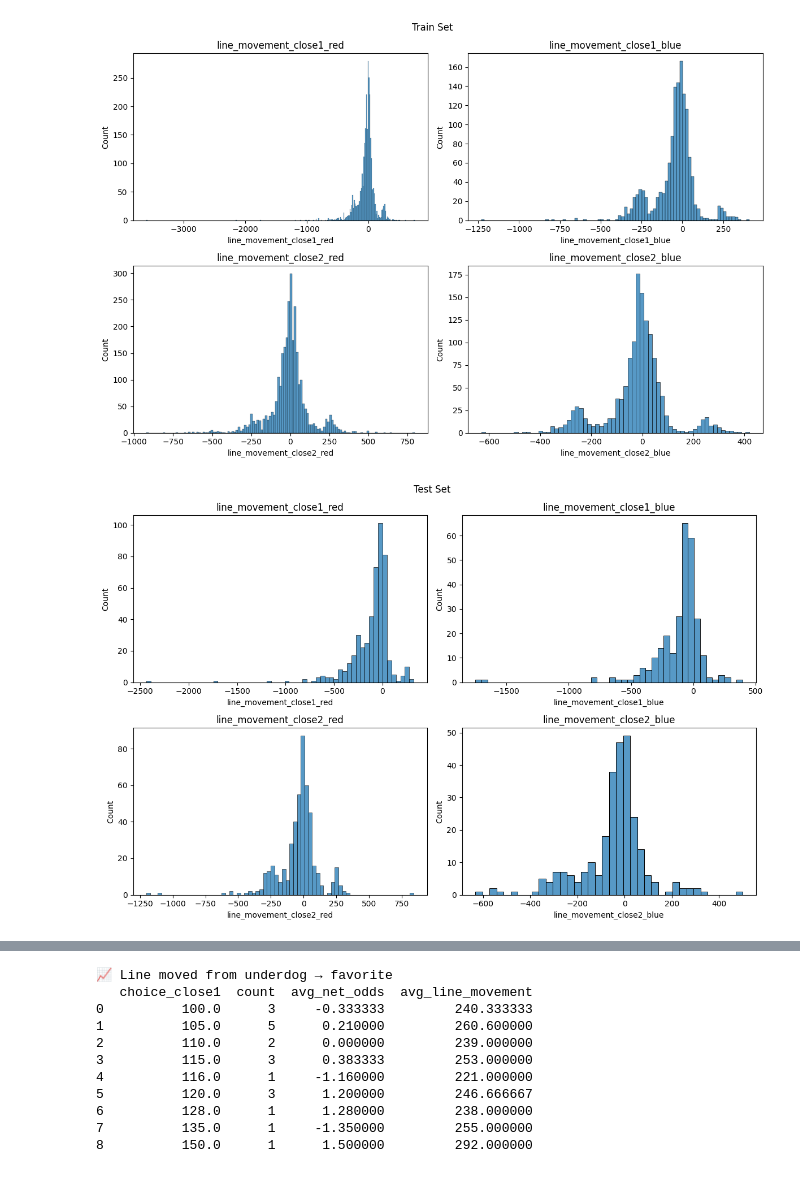
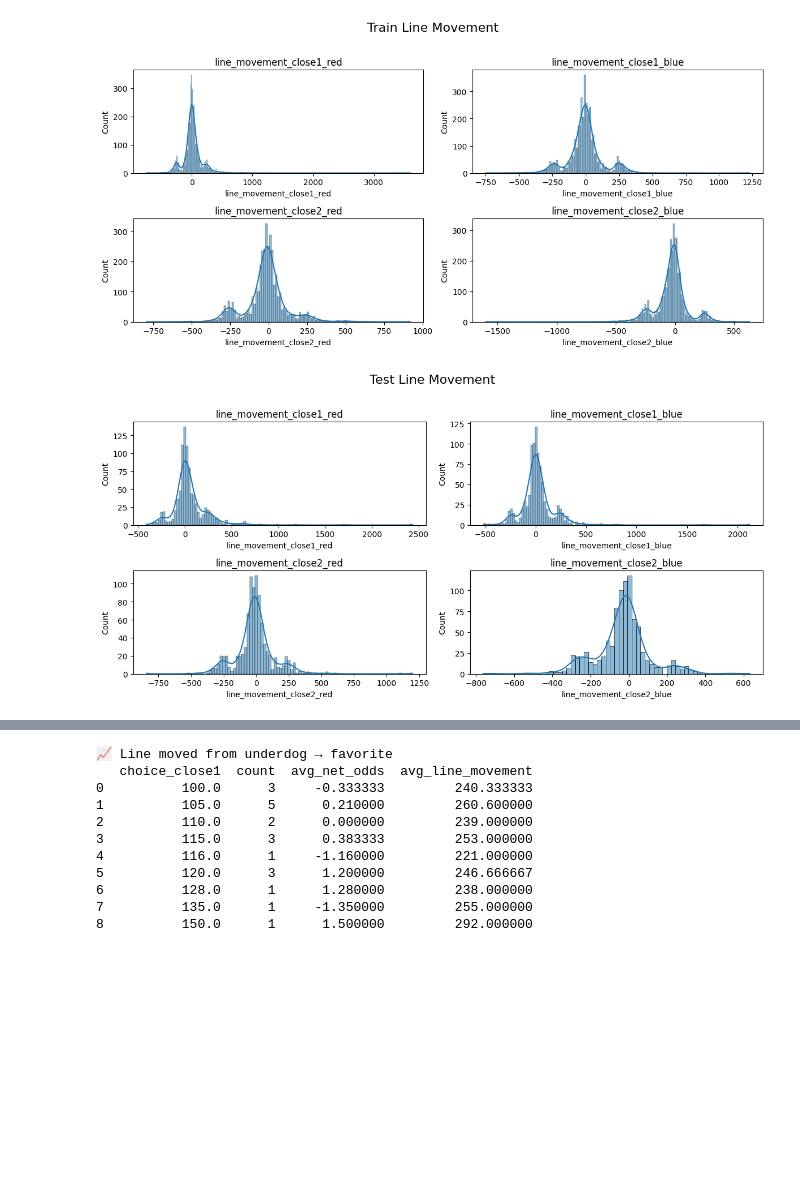
Before and after one commit to jcmarkowicz/sports_betting, a Jupyter notebook: winnigs_calcs/betting_sim.ipynb, the cells around one changed output, grey strips where cells are left out. Saved outputs shown, nothing was run; the diff lists cells and outputs as text; code cells hidden in the pictures; blank space fills up the shorter version.

```diff
--- a/winnigs_calcs/betting_sim.ipynb
+++ b/winnigs_calcs/betting_sim.ipynb
@@ -91,50 +142,46 @@ plot_juice(df_results, red_fair, blue_fair, red_imp, blue_imp, 'Test')
 # %%
-def plot_proba_diffs(df, title):
-    fig, axes = plt.subplots(nrows=3, ncols=2, figsize=(12,8))
+def plot_line_movement(df, title):
+    """
+    Plots histograms for all columns containing 'line_movement' in their name.
 
-    sns.histplot(df['proba_red_open_diff'], ax=axes[0,0])
-    sns.histplot(df['proba_blue_open_diff'], ax=axes[0,1])
-    axes[0,0].set_title('proba diffs red open')
-    axes[0,1].set_title('proba diffs blue open')
+    Args:
+        df (pd.DataFrame): DataFrame containing the columns.
+        title (str): Title for the figure.
+    """
+    # Select columns with 'line_movement' in the name
+    lm_cols = [col for col in df.columns if 'line_movement' in col.lower()]
+    n = len(lm_cols)
+    if n == 0:
+        print("No 'line_movement' columns found in the dataframe.")
+        return
 
-    sns.histplot(df['proba_red_close1_diff'], ax=axes[1,0])
-    sns.histplot(df['proba_blue_close1_diff'], ax=axes[1,1])
-    axes[1,0].set_title('proba diffs red close1')
-    axes[1,1].set_title('proba diffs blue close1')
+    # Determine grid size
+    ncols = 2
+    nrows = (n + 1) // ncols
 
-    sns.histplot(df['proba_red_close2_diff'], ax=axes[2,0])
-    sns.histplot(df['proba_blue_close2_diff'], ax=axes[2,1])
-    axes[2,0].set_title('proba diffs red close2')
-    axes[2,1].set_title('proba diffs blue close2')
+    fig, axes = plt.subplots(nrows=nrows, ncols=ncols, figsize=(12, nrows*3))
+    axes = axes.flatten()
 
-    fig.suptitle(title)
-    plt.tight_layout()
+    # Plot each column
+    for i, col in enumerate(lm_cols):
+        sns.histplot(df[col], ax=axes[i], kde=True)
+        axes[i].set_title(col)
+
+    # Hide unused axes if any
+    for j in range(i+1, len(axes)):
+        axes[j].set_visible(False)
+
+    fig.suptitle(title, fontsize=16)
+    plt.tight_layout(rect=[0, 0, 1, 0.96])
     plt.show()
 
 
-def plot_line_movement(df, title):
-    fig, axes = plt.subplots(nrows=2, ncols=2, figsize=(12,8))
-    blue_idxs = df['pred_winner']==0
-    red_idxs = df['pred_winner']==1
-    sns.histplot(df['line_movement_close1_red'][red_idxs], ax=axes[0,0])
-    sns.histplot(df['line_movement_close1_blue'][blue_idxs], ax=axes[0,1])
-    axes[0,0].set_title('line_movement_close1_red')
-    axes[0,1].set_title('line_movement_close1_blue')
-
-    sns.histplot(df['line_movement_close2_red'][red_idxs], ax=axes[1,0])
-    sns.histplot(df['line_movement_close2_blue'][blue_idxs], ax=axes[1,1])
-    axes[1,0].set_title('line_movement_close2_red')
-    axes[1,1].set_title('line_movement_close2_blue')
-
-    fig.suptitle(title)
-    plt.tight_layout()
-    plt.show()
-
-plot_line_movement(df_history, 'Train Set')
-plot_line_movement(df_results, 'Test Set')
+# Example usage:
+plot_line_movement(df_history, 'Train Line Movement')
+plot_line_movement(df_results, 'Test Line Movement')
 # %% [output]
-[figure, old version]
+[figure, new version]
-[figure, old version]
+[figure, new version]
 # %%
 def expected_value(p, o):
     EV = p * (o - 1) - (1 - p) * 1
```
Also changed, not shown: parts of 39 cells of this notebook, 17 other files.
